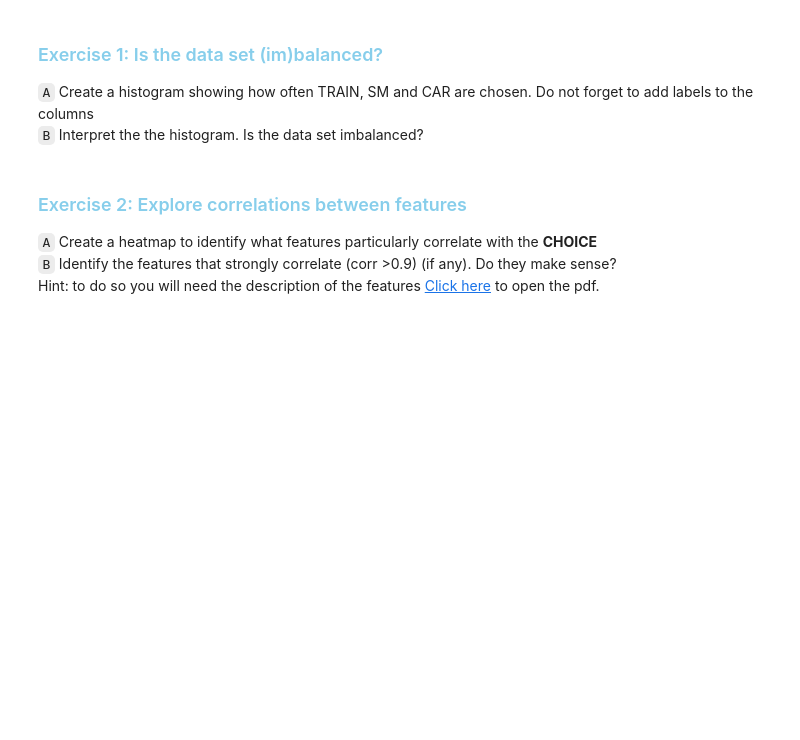
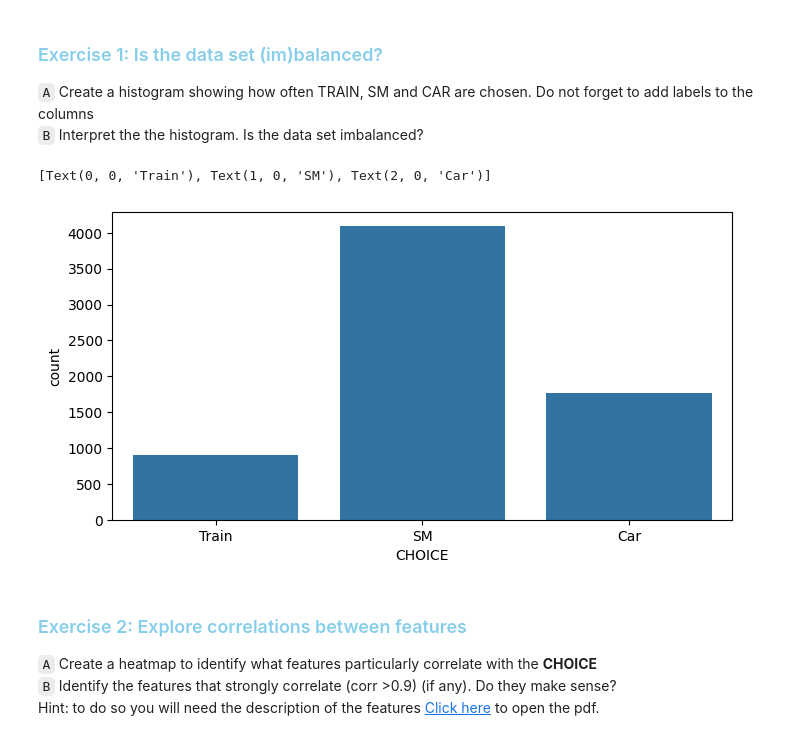
Before and after one commit to alexjansink/Q2_2023, a Jupyter notebook: Lab_sessions/lab_session_02/lab_session_02.ipynb, the cells around one changed output. Drawn from its saved outputs; the diff is of its cells as text; code cells hidden in the pictures; blank space fills up the shorter version.

```diff
--- a/Lab_sessions/lab_session_02/lab_session_02.ipynb
+++ b/Lab_sessions/lab_session_02/lab_session_02.ipynb
@@ -121,3 +131,11 @@ Therefore, we first look at the distribution and correlations of key features in
+# %%
+fig, axes = plt.subplots(1, 1, figsize=(8, 4))
+axes = sns.countplot(x = "CHOICE", data = df)
+ylabels = ['Train', 'SM', 'Car']
+axes.set_xticklabels(ylabels)
+# %% [output]
+[Text(0, 0, 'Train'), Text(1, 0, 'SM'), Text(2, 0, 'Car')]
+[figure, added]
 # %% [markdown]
 ### <span style="color:skyblue">Exercise 2: Explore correlations between features</span>
 `A` Create a heatmap to identify what features particularly correlate with the **CHOICE**<br>
```
Also changed, not shown: parts of 29 cells of this notebook.
